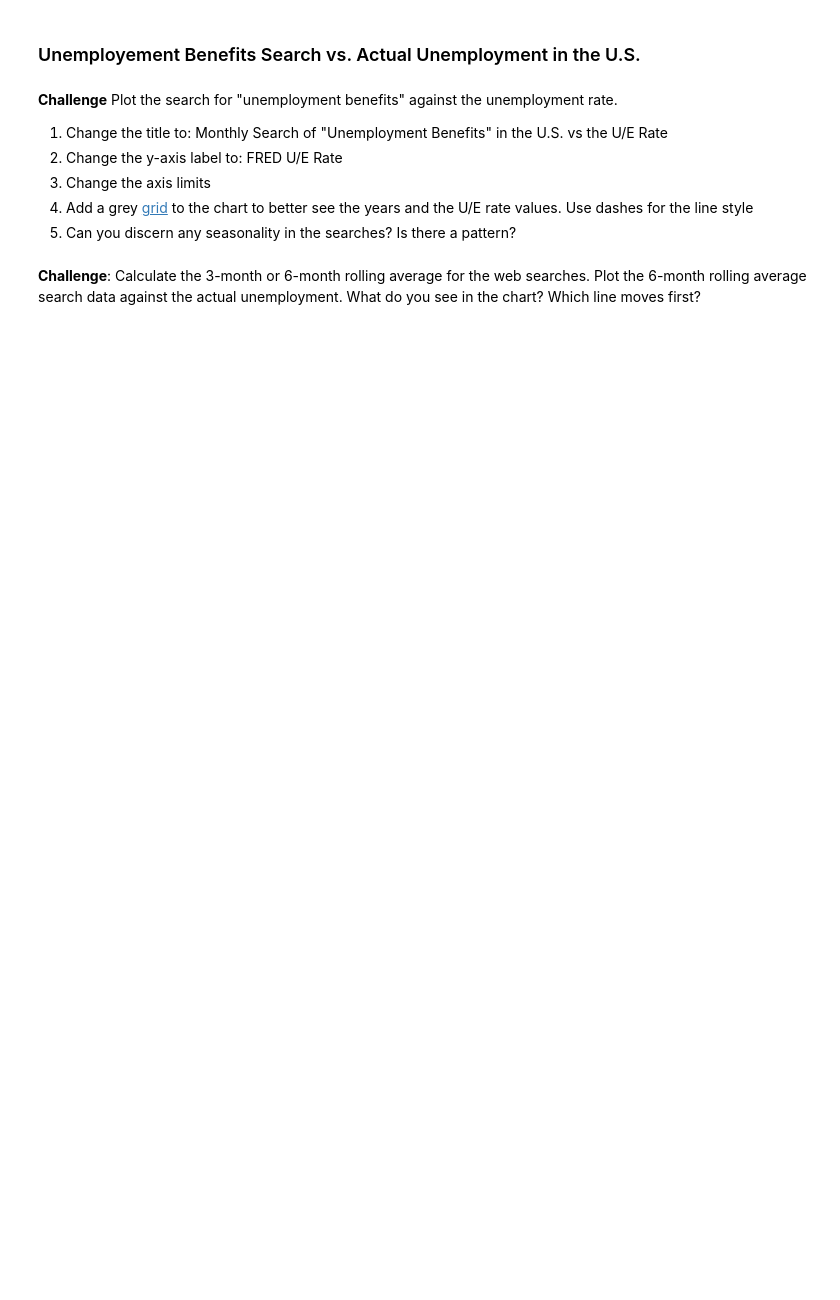
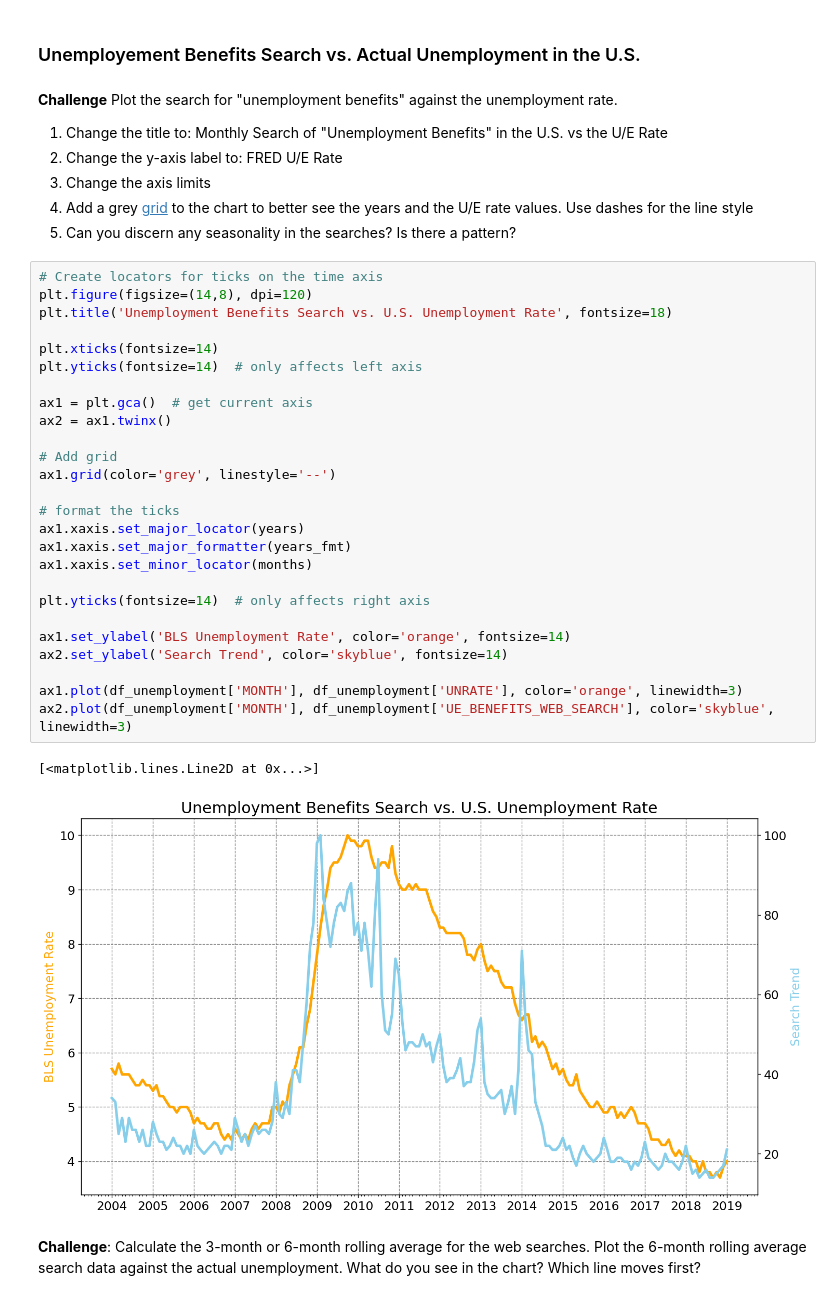
Before and after one commit to tomweinandy/100DaysOfCode, a Jupyter notebook: Projects/Day074/Google Trends and Data Visualisation.ipynb, the cells around one changed output. Drawn from its saved outputs; the diff is of its cells as text; blank space fills up the shorter version.

```diff
--- a/Projects/Day074/Google Trends and Data Visualisation.ipynb
+++ b/Projects/Day074/Google Trends and Data Visualisation.ipynb
@@ -366,5 +365,34 @@ df_btc_price
 3. Change the axis limits <br>
 4. Add a grey [grid](https://matplotlib.org/3.2.1/api/_as_gen/matplotlib.pyplot.grid.html) to the chart to better see the years and the U/E rate values. Use dashes for the line style<br>
 5. Can you discern any seasonality in the searches? Is there a pattern?
+# %%
+# Create locators for ticks on the time axis
+plt.figure(figsize=(14,8), dpi=120)
+plt.title('Unemployment Benefits Search vs. U.S. Unemployment Rate', fontsize=18)
+
+plt.xticks(fontsize=14)
+plt.yticks(fontsize=14)  # only affects left axis
+
+ax1 = plt.gca()  # get current axis
+ax2 = ax1.twinx()
+
+# Add grid
+ax1.grid(color='grey', linestyle='--')
+
+# format the ticks
+ax1.xaxis.set_major_locator(years)
+ax1.xaxis.set_major_formatter(years_fmt)
+ax1.xaxis.set_minor_locator(months)
+
+plt.yticks(fontsize=14)  # only affects right axis
+
+ax1.set_ylabel('BLS Unemployment Rate', color='orange', fontsize=14)
+ax2.set_ylabel('Search Trend', color='skyblue', fontsize=14)
+
+ax1.plot(df_unemployment['MONTH'], df_unemployment['UNRATE'], color='orange', linewidth=3)
+ax2.plot(df_unemployment['MONTH'], df_unemployment['UE_BENEFITS_WEB_SEARCH'], color='skyblue', linewidth=3)
+# %% [output]
+[<matplotlib.lines.Line2D at 0x...>]
+[figure, added]
 # %% [markdown]
 **Challenge**: Calculate the 3-month or 6-month rolling average for the web searches. Plot the 6-month rolling average search data against the actual unemployment. What do you see in the chart? Which line moves first?
```
Also changed, not shown: parts of 11 cells of this notebook, 1 other file.
